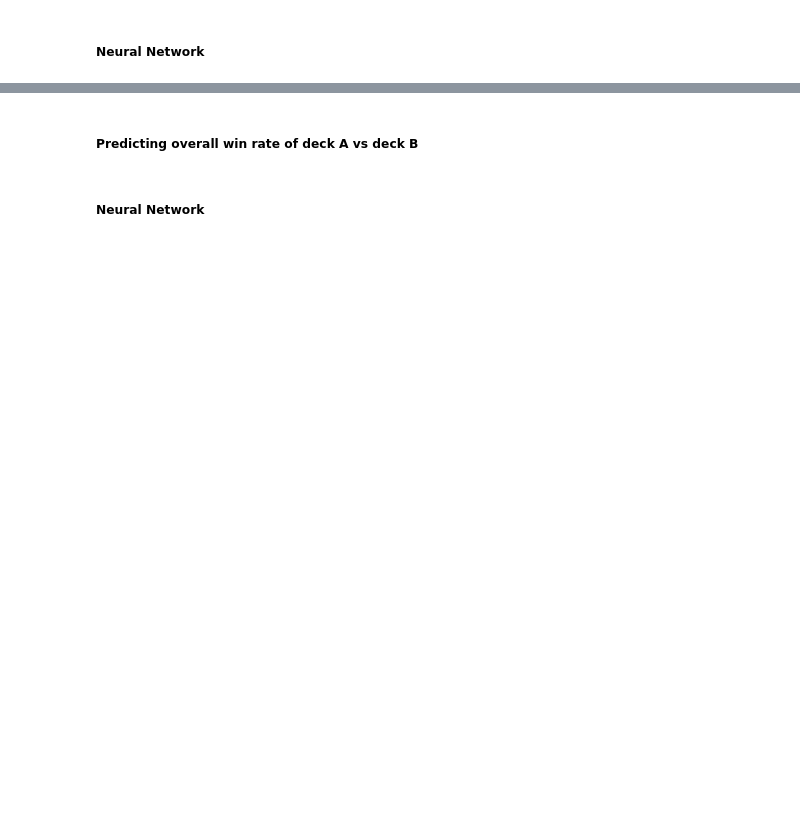
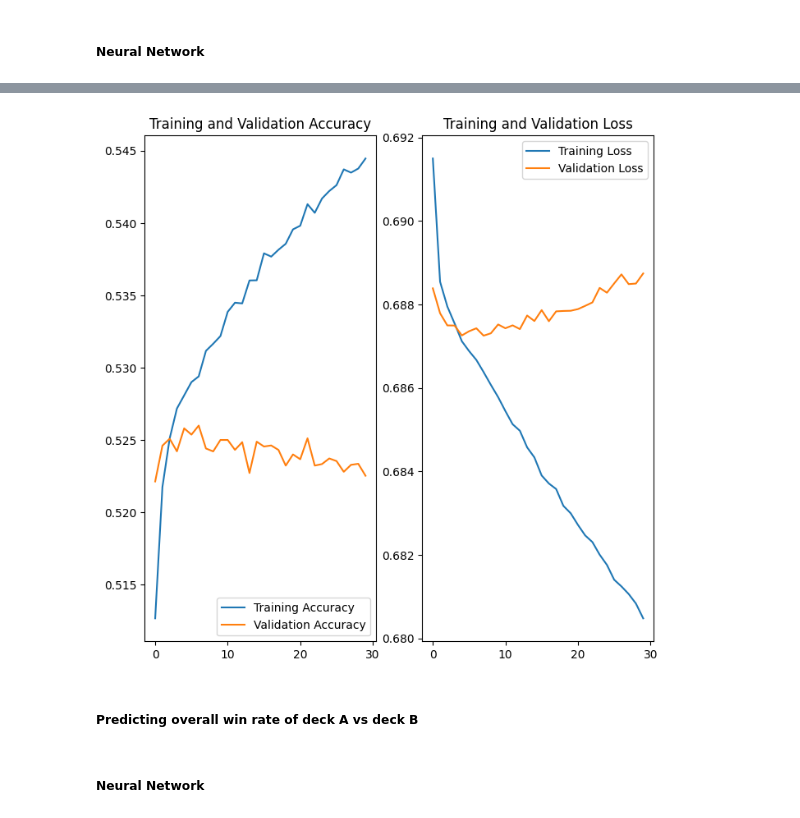
Before and after one commit to carlog1566/Data-Royale, a Jupyter notebook: main.ipynb, the cells around one changed output, grey strips where cells are left out. Drawn from its saved outputs; the diff is of its cells as text; code cells hidden in the pictures; blank space fills up the shorter version.

```diff
--- a/main.ipynb
+++ b/main.ipynb
@@ -305,9 +486,9 @@ print(X1.shape)
 <h5>Scale First Dataset</h5>
 # %%
 # Scale Data
-scaler = StandardScaler()
+scaler1 = StandardScaler()
 cols = X1.columns
-X1 = pd.DataFrame(scaler.fit_transform(X1))
+X1 = pd.DataFrame(scaler1.fit_transform(X1))
 
 X1.columns = cols
 print(X1.head())
@@ -402,7 +656,7 @@ Sequential = tf.keras.Sequential
 
 num_features = X1_train.shape[1]
 
-nn_model = Sequential([
+nn_model1 = Sequential([
     Dense(256, input_dim=num_features, activation='relu'),
     Dropout(0.3),
     Dense(128, activation='relu'),
@@ -411,4 +665,4 @@ nn_model = Sequential([
     Dense(1, activation='sigmoid')
 ])
 
-print(nn_model.summary())
+print(nn_model1.summary())
@@ -417,6 +692,6 @@ print(nn_model.summary())
 
 epochs = 30
 
-nn_model.compile(optimizer='adam', loss='binary_crossentropy', metrics=['accuracy'])
+nn_model1.compile(optimizer='adam', loss='binary_crossentropy', metrics=['accuracy'])
 
-nn_model1 = nn_model.fit(x=X1_train, y=y1_train, validation_split=0.2, epochs=30, batch_size=512, verbose=1)
+nn_model1_history = nn_model1.fit(x=X1_train, y=y1_train, validation_split=0.2, epochs=30, batch_size=512, verbose=1)
@@ -423,27 +716,29 @@ nn_model1 = nn_model.fit(x=X1_train, y=y1_train, validation_split=0.2, epochs=30
 # %%
 # Graph Training and Validation accuracy and loss
 
-acc = nn_model1.history['accuracy']
-val_acc = nn_model1.history['val_accuracy']
+acc = nn_model1_history.history['accuracy']
+val_acc = nn_model1_history.history['val_accuracy']
 
-loss = nn_model1.history['loss']
-val_loss = nn_model1.history['val_loss']
+loss = nn_model1_history.history['loss']
+val_loss = nn_model1_history.history['val_loss']
 
 epochs_range = range(30)
 
 plt.figure(figsize=(8, 8))
 plt.subplot(1, 2, 1)
 plt.plot(epochs_range, acc, label='Training Accuracy')
 plt.plot(epochs_range, val_acc, label='Validation Accuracy')
 plt.legend(loc='lower right')
 plt.title('Training and Validation Accuracy')
 
 plt.subplot(1, 2, 2)
 plt.plot(epochs_range, loss, label='Training Loss')
 plt.plot(epochs_range, val_loss, label='Validation Loss')
 plt.legend(loc='upper right')
 plt.title('Training and Validation Loss')
 plt.show()
+# %% [output]
+[figure, added]
 # %% [markdown]
 <h5><strong>Predicting overall win rate of deck A vs deck B</strong></h5>
 # %% [markdown]
```
Also changed, not shown: parts of 36 cells of this notebook.
